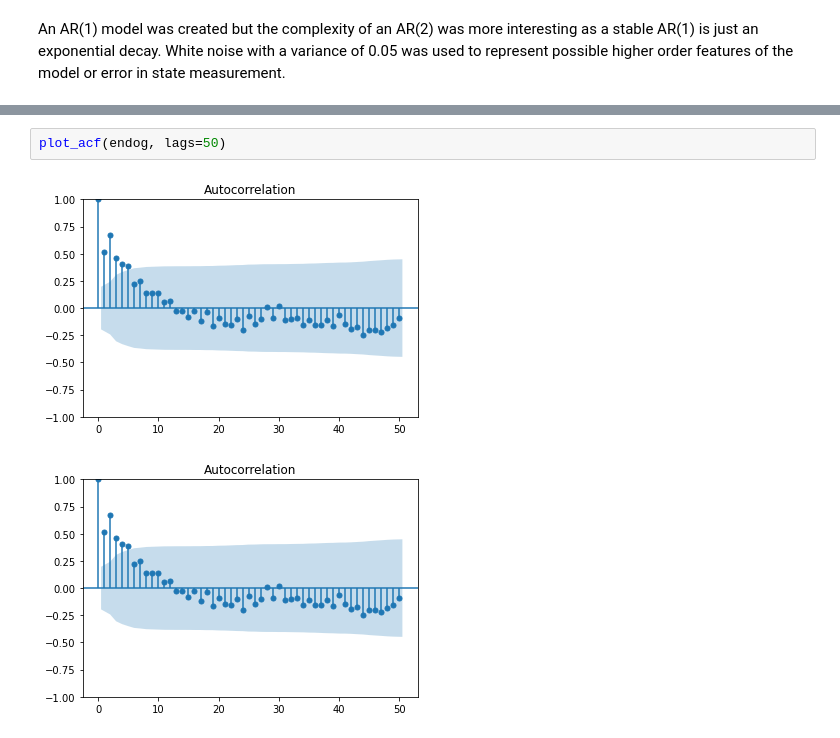
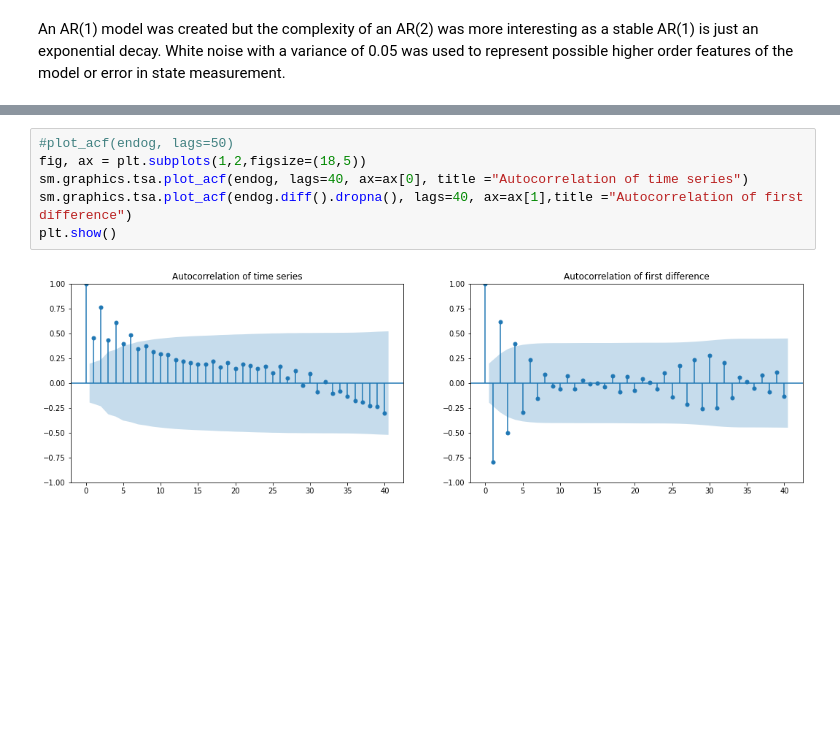
Before and after one commit to Julio-Baeta1/PythonTimeSeries, a Jupyter notebook: AR with Kalman filter Exploration.ipynb, the cells around one changed output, grey strips where cells are left out. Cells and saved outputs as stored; diff of their text form; blank space fills up the shorter version.

```diff
--- a/AR with Kalman filter Exploration.ipynb
+++ b/AR with Kalman filter Exploration.ipynb
@@ -96,5 +101,8 @@ A couple random seeds were tried to get a time series with clear trend. Now sinc
-# %%
-plot_acf(endog, lags=50)
-# %% [output]
-[figure, removed]
-[figure, removed]
+# %%
+#plot_acf(endog, lags=50)
+fig, ax = plt.subplots(1,2,figsize=(18,5))
+sm.graphics.tsa.plot_acf(endog, lags=40, ax=ax[0], title ="Autocorrelation of time series")
+sm.graphics.tsa.plot_acf(endog.diff().dropna(), lags=40, ax=ax[1],title ="Autocorrelation of first difference")
+plt.show()
+# %% [output]
+[figure, added]
```
Also changed, not shown: parts of 21 cells of this notebook.
